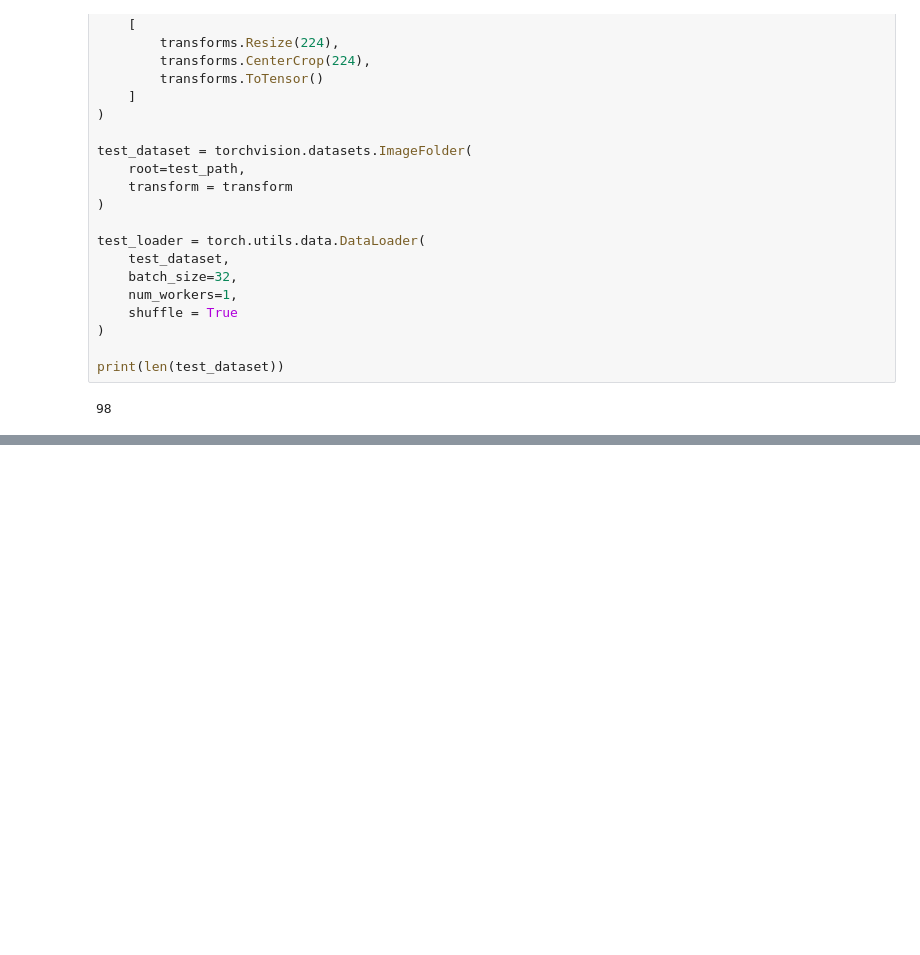
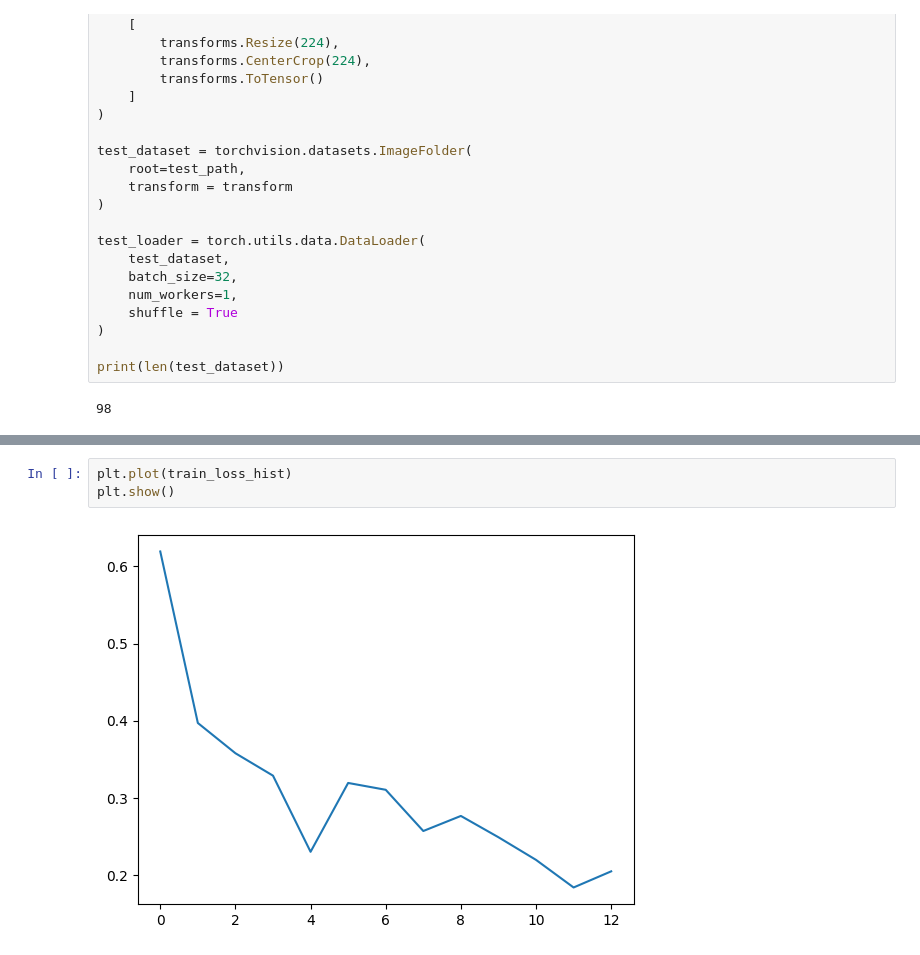
Before and after one commit to CozyBuddy/pytorch, a Jupyter notebook: 이미지분류2.ipynb, the cells around one changed output, grey strips where cells are left out. Drawn from its saved outputs; the diff is of its cells as text; blank space fills up the shorter version.

```diff
--- a/이미지분류2.ipynb
+++ b/이미지분류2.ipynb
@@ -264,0 +287,5 @@ Best Acc: 0.663265
+# %%
+plt.plot(train_loss_hist)
+plt.show()
+# %% [output]
+[figure, added]
```
Also changed, not shown: parts of 14 cells of this notebook, 5 other files.
